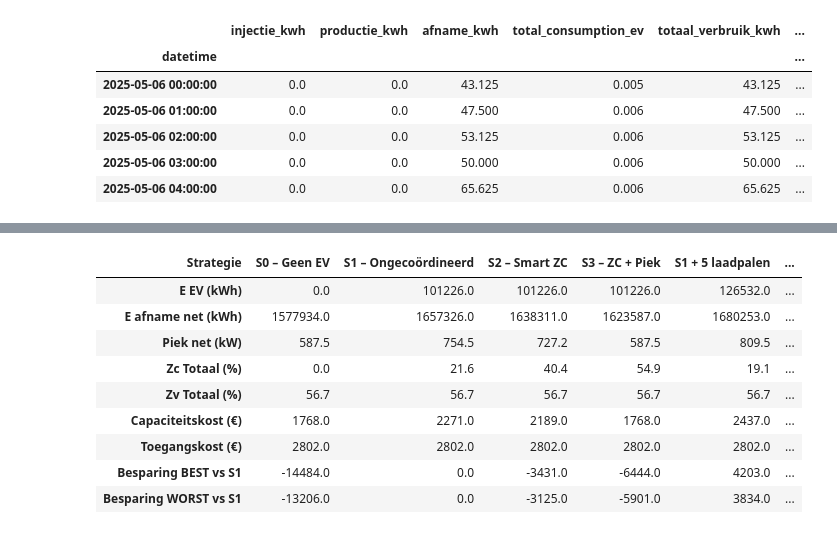
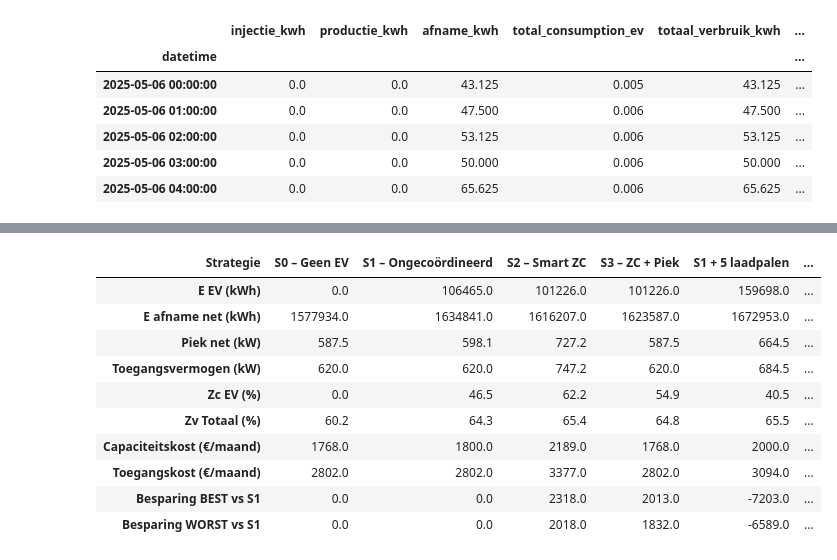
Before and after one commit to EsSahiliIlias/EnergieAnalyse, a Jupyter notebook: EV/final_ev_analyse.ipynb, the cells around one changed output, grey strips where cells are left out. Saved outputs shown, nothing was run; the diff lists cells and outputs as text; code cells hidden in the pictures.

```diff
--- a/EV/final_ev_analyse.ipynb
+++ b/EV/final_ev_analyse.ipynb
@@ -240,15 +376,15 @@ def strategie_1_ongecoordineerd(df, n_laadpunten, p_max_punt, laadbehoefte_serie
 
     return P_laad.rename('P_laad_S1')
 # %%
-df_main['P_laad_S1'] = strategie_1_ongecoordineerd(
-    df_main,
-    n_laadpunten=N_LAADPUNTEN,
-    p_max_punt=P_MAX_PUNT_KW,
-    laadbehoefte_serie=df_main['total_consumption_ev']
+# 1. Gebruik voor je HUIDIGE S1 gewoon de échte, gemeten EV data (niet simuleren!)
+df_main['P_laad_S1'] = df_main['total_consumption_ev']
 
+# 2. FIX: Bereken de S1 afname eerlijk via de formule (NIET de ruwe afname_kwh gebruiken!)
+df_main['P_net_S1'] = (
+    df_main['totaal_verbruik_gebouw']
+    + df_main['P_laad_S1']
+    - df_main['productie_kwh']
 )
-
-df_main['P_net_S1'] = df_main['afname_kwh']
 # %%
 df_main.head()
 # %% [output]
@@ -571,6 +583,11 @@ Toegangstarief: 4.52 €/kW/maand
 # %%
 import pandas as pd
 from IPython.display import display
+
+# ============================================================
+# CONFIGURATIE BASELINE CONTRACT
+# ============================================================
+HUIDIG_TOEGANGSVERMOGEN = 620  # Jullie huidige vaste Fluvius contractcapaciteit
 
 # ============================================================
 # KPI FUNCTION
@@ -597,28 +614,28 @@ def bereken_kpi(df, s_label, s_laad, s_net):
     P_piek = P_net.clip(lower=0).max()
 
     # ============================================================
-    # PV – gebouw overschot
+    # PV – ZELFCONSUMPTIE
     # ============================================================
-    pv_overschot = (P_pv - df['totaal_verbruik_gebouw']).clip(lower=0)
-    E_pv_naar_ev = (
-        pd.concat([pv_overschot, P_laad], axis=1)
-        .min(axis=1) * TIJDSTAP_H
-    ).sum()
+    pv_overschot_gebouw = (P_pv - df['totaal_verbruik_gebouw']).clip(lower=0)
+    E_pv_naar_ev = (pd.concat([pv_overschot_gebouw, P_laad], axis=1).min(axis=1) * TIJDSTAP_H).sum()
+
+    nieuw_totaal_verbruik = df['totaal_verbruik_gebouw'] + P_laad
+    pv_lokaal = (pd.concat([P_pv, nieuw_totaal_verbruik], axis=1).min(axis=1) * TIJDSTAP_H).sum()
+
+    E_pv_tot = (P_pv * TIJDSTAP_H).sum()
+
+    zc_ev_pct = 100 * E_pv_naar_ev / E_laad if E_laad > 0 else 0
+    zv_totaal_pct = 100 * pv_lokaal / E_pv_tot if E_pv_tot > 0 else 0
 
     # ============================================================
-    # KPI’s
+    # KOSTEN (PER MAAND & DYNAMISCH VANAF BASELINE)
     # ============================================================
-    zv_ev_pct = 100 * E_pv_naar_ev / E_laad if E_laad > 0 else 0
+    # FIX: Het toegangsvermogen is minimaal jullie huidige contract (620 kW).
+    # Pas als de nieuwe piek + 20 kW marge hier bóvenuit komt, stijgt het vermogen.
+    dynamische_toegang_kw = max(HUIDIG_TOEGANGSVERMOGEN, P_piek + 20)
 
-    pv_lokaal = (P_pv - df['injectie_kwh']).clip(lower=0).sum() * TIJDSTAP_H
-    E_pv_tot = (P_pv * TIJDSTAP_H).sum()
-    zv_totaal = 100 * pv_lokaal / E_pv_tot if E_pv_tot > 0 else 0
-
-    # ============================================================
-    # KOSTEN
-    # ============================================================
     CAP_KOST = P_piek * TARIEF_CAPACITEIT_EUR_PER_KW_MAAND
-    TOEG_KOST = P_NET_MAX_KW * TARIEF_TOEGANG_EUR_PER_KW_MAAND
+    TOEG_KOST = dynamische_toegang_kw * TARIEF_TOEGANG_EUR_PER_KW_MAAND
 
     PRICE_BEST = TARIEF_AFNAME_GEM
     PRICE_WORST = 0.16
@@ -634,14 +651,14 @@ def bereken_kpi(df, s_label, s_laad, s_net):
         'E EV (kWh)': round(E_laad, 0),
         'E afname net (kWh)': round(E_afname, 0),
         'Piek net (kW)': round(P_piek, 1),
-        'Zc Totaal (%)': round(zv_ev_pct, 1),
-        'Zv Totaal (%)': round(zv_totaal, 1),
-        'Capaciteitskost (€)': round(CAP_KOST, 0),
-        'Toegangskost (€)': round(TOEG_KOST, 0),
+        'Toegangsvermogen (kW)': round(dynamische_toegang_kw, 1),
+        'Zc EV (%)': round(zc_ev_pct, 1),
+        'Zv Totaal (%)': round(zv_totaal_pct, 1),
+        'Capaciteitskost (€/maand)': round(CAP_KOST, 0),
+        'Toegangskost (€/maand)': round(TOEG_KOST, 0),
         'Totale kost BEST': round(TOT_BEST, 0),
         'Totale kost WORST': round(TOT_WORST, 0)
     }
-
 
 # ============================================================
 # KPI RUN
@@ -654,45 +671,50 @@ kpi_data = [
     bereken_kpi(df_main, 'S1 + 5 laadpalen', 'P_laad_S1_plus10p', 'P_net_S1_plus10p'),
     bereken_kpi(df_main, 'S2 + 5 laadpalen', 'P_laad_S2_plus10p', 'P_net_S2_plus10p'),
     bereken_kpi(df_main, 'S3 + 5 laadpalen', 'P_laad_S3_plus10p', 'P_net_S3_plus10p'),
     bereken_kpi(df_main, 'S1 + 10 laadpalen', 'P_laad_S1_plus20p', 'P_net_S1_plus20p'),
     bereken_kpi(df_main, 'S2 + 10 laadpalen', 'P_laad_S2_plus20p', 'P_net_S2_plus20p'),
     bereken_kpi(df_main, 'S3 + 10 laadpalen', 'P_laad_S3_plus20p', 'P_net_S3_plus20p')
 ]
 
 kpi_df = pd.DataFrame(kpi_data).set_index('Strategie')
 
 # ============================================================
 # BESPARING VS S1
 # ============================================================
 s1 = kpi_df.loc['S1 – Ongecoördineerd']
 
-kpi_df['Besparing BEST vs S1'] = kpi_df['Totale kost BEST'] - s1['Totale kost BEST']
-kpi_df['Besparing WORST vs S1'] = kpi_df['Totale kost WORST'] - s1['Totale kost WORST']
+kpi_df['Besparing BEST vs S1'] = s1['Totale kost BEST'] - kpi_df['Totale kost BEST']
+kpi_df['Besparing WORST vs S1'] = s1['Totale kost WORST'] - kpi_df['Totale kost WORST']
+
+kpi_df.loc['S1 – Ongecoördineerd', ['Besparing BEST vs S1', 'Besparing WORST vs S1']] = 0
+kpi_df.loc['S0 – Geen EV', ['Besparing BEST vs S1', 'Besparing WORST vs S1']] = 0
 
 # ============================================================
-# OUTPUT (transposed zoals jij wilt)
+# OUTPUT
 # ============================================================
 cols = [
     'E EV (kWh)',
     'E afname net (kWh)',
     'Piek net (kW)',
-    'Zc Totaal (%)',
+    'Toegangsvermogen (kW)',
+    'Zc EV (%)',
     'Zv Totaal (%)',
-    'Capaciteitskost (€)',
-    'Toegangskost (€)',
+    'Capaciteitskost (€/maand)',
+    'Toegangskost (€/maand)',
     'Besparing BEST vs S1',
     'Besparing WORST vs S1'
 ]
 
 display(kpi_df[cols].T)
 # %% [output]
 | Strategie | S0 – Geen EV | S1 – Ongecoördineerd | S2 – Smart ZC | S3 – ZC + Piek | S1 + 5 laadpalen | ... |
-| E EV (kWh) | 0.0 | 101226.0 | 101226.0 | 101226.0 | 126532.0 | ... |
-| E afname net (kWh) | 1577934.0 | 1657326.0 | 1638311.0 | 1623587.0 | 1680253.0 | ... |
-| Piek net (kW) | 587.5 | 754.5 | 727.2 | 587.5 | 809.5 | ... |
-| Zc Totaal (%) | 0.0 | 21.6 | 40.4 | 54.9 | 19.1 | ... |
-| Zv Totaal (%) | 56.7 | 56.7 | 56.7 | 56.7 | 56.7 | ... |
-| Capaciteitskost (€) | 1768.0 | 2271.0 | 2189.0 | 1768.0 | 2437.0 | ... |
-| Toegangskost (€) | 2802.0 | 2802.0 | 2802.0 | 2802.0 | 2802.0 | ... |
-| Besparing BEST vs S1 | -14484.0 | 0.0 | -3431.0 | -6444.0 | 4203.0 | ... |
-| Besparing WORST vs S1 | -13206.0 | 0.0 | -3125.0 | -5901.0 | 3834.0 | ... |
+| E EV (kWh) | 0.0 | 106465.0 | 101226.0 | 101226.0 | 159698.0 | ... |
+| E afname net (kWh) | 1577934.0 | 1634841.0 | 1616207.0 | 1623587.0 | 1672953.0 | ... |
+| Piek net (kW) | 587.5 | 598.1 | 727.2 | 587.5 | 664.5 | ... |
+| Toegangsvermogen (kW) | 620.0 | 620.0 | 747.2 | 620.0 | 684.5 | ... |
+| Zc EV (%) | 0.0 | 46.5 | 62.2 | 54.9 | 40.5 | ... |
+| Zv Totaal (%) | 60.2 | 64.3 | 65.4 | 64.8 | 65.5 | ... |
+| Capaciteitskost (€/maand) | 1768.0 | 1800.0 | 2189.0 | 1768.0 | 2000.0 | ... |
+| Toegangskost (€/maand) | 2802.0 | 2802.0 | 3377.0 | 2802.0 | 3094.0 | ... |
+| Besparing BEST vs S1 | 0.0 | 0.0 | 2318.0 | 2013.0 | -7203.0 | ... |
+| Besparing WORST vs S1 | 0.0 | 0.0 | 2018.0 | 1832.0 | -6589.0 | ... |
```
Also changed, not shown: parts of 10 cells of this notebook, 2 other files.
